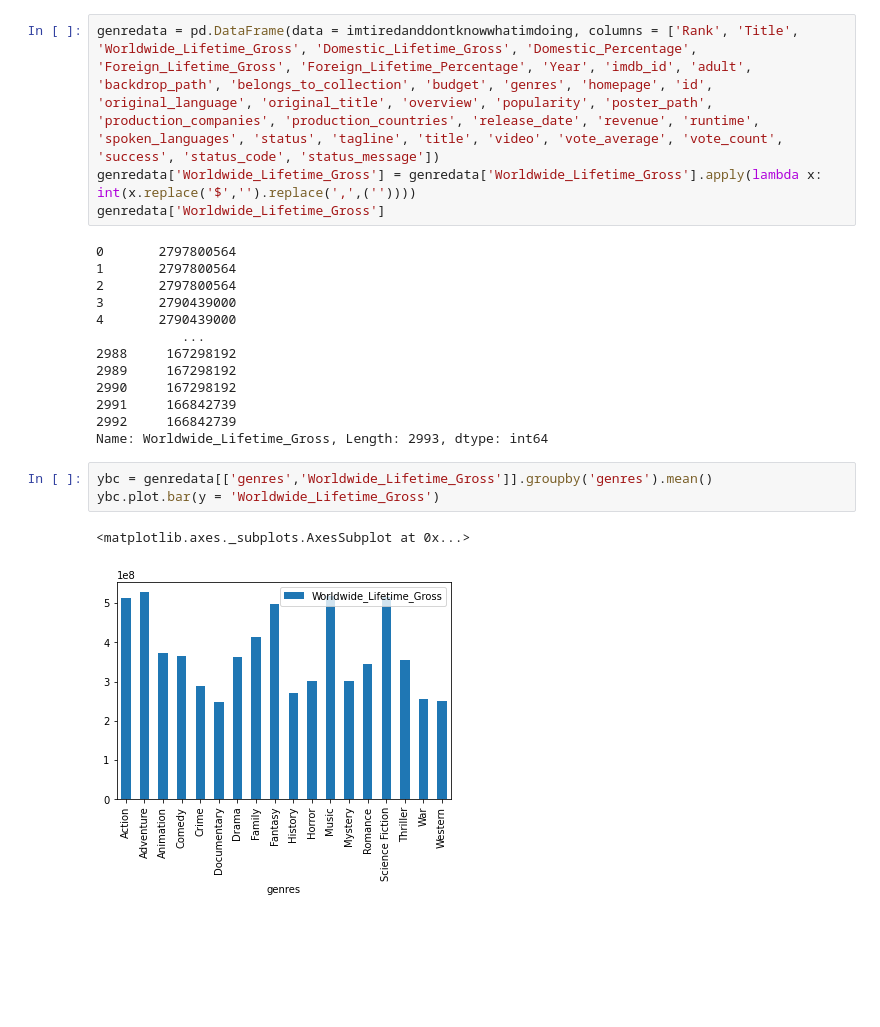
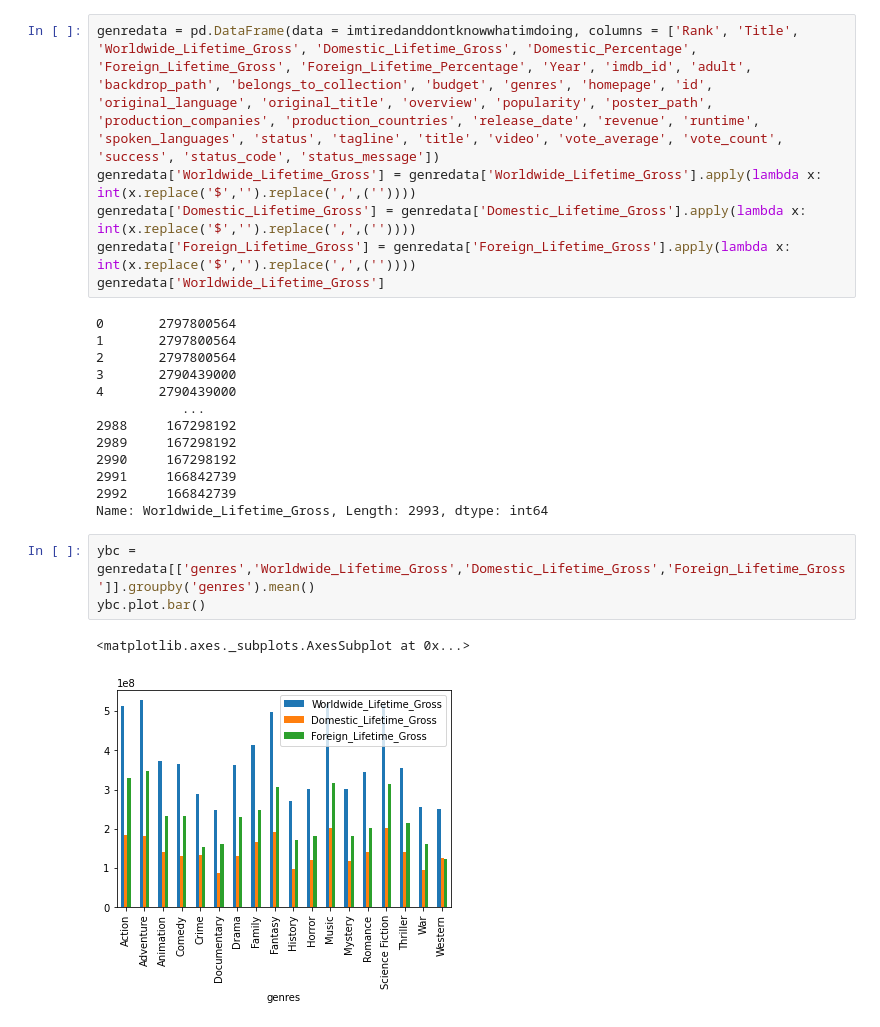
Before and after one commit to ykfarhan/state-of-box-office-analysis, a Jupyter notebook: Amir Data Cleaning.ipynb, the cells around one changed output. Saved outputs shown, nothing was run; the diff lists cells and outputs as text; blank space fills up the shorter version.

Commit message:
graphs

```diff
--- a/Amir Data Cleaning.ipynb
+++ b/Amir Data Cleaning.ipynb
@@ -332,6 +329,8 @@ imtiredanddontknowwhatimdoing
 # %%
 genredata = pd.DataFrame(data = imtiredanddontknowwhatimdoing, columns = ['Rank', 'Title', 'Worldwide_Lifetime_Gross', 'Domestic_Lifetime_Gross', 'Domestic_Percentage', 'Foreign_Lifetime_Gross', 'Foreign_Lifetime_Percentage', 'Year', 'imdb_id', 'adult', 'backdrop_path', 'belongs_to_collection', 'budget', 'genres', 'homepage', 'id', 'original_language', 'original_title', 'overview', 'popularity', 'poster_path', 'production_companies', 'production_countries', 'release_date', 'revenue', 'runtime', 'spoken_languages', 'status', 'tagline', 'title', 'video', 'vote_average', 'vote_count', 'success', 'status_code', 'status_message'])
 genredata['Worldwide_Lifetime_Gross'] = genredata['Worldwide_Lifetime_Gross'].apply(lambda x: int(x.replace('$','').replace(',',(''))))
+genredata['Domestic_Lifetime_Gross'] = genredata['Domestic_Lifetime_Gross'].apply(lambda x: int(x.replace('$','').replace(',',(''))))
+genredata['Foreign_Lifetime_Gross'] = genredata['Foreign_Lifetime_Gross'].apply(lambda x: int(x.replace('$','').replace(',',(''))))
 genredata['Worldwide_Lifetime_Gross']
 # %% [output]
 0       2797800564
@@ -347,9 +346,9 @@ genredata['Worldwide_Lifetime_Gross']
 2992     166842739
 Name: Worldwide_Lifetime_Gross, Length: 2993, dtype: int64
 # %%
-ybc = genredata[['genres','Worldwide_Lifetime_Gross']].groupby('genres').mean()
-ybc.plot.bar(y = 'Worldwide_Lifetime_Gross')
+ybc = genredata[['genres','Worldwide_Lifetime_Gross','Domestic_Lifetime_Gross','Foreign_Lifetime_Gross']].groupby('genres').mean()
+ybc.plot.bar()
 # %% [output]
 <matplotlib.axes._subplots.AxesSubplot at 0x...>
-[figure, old version]
+[figure, new version]
 # %%
```
Also changed, not shown: parts of 7 cells of this notebook.
